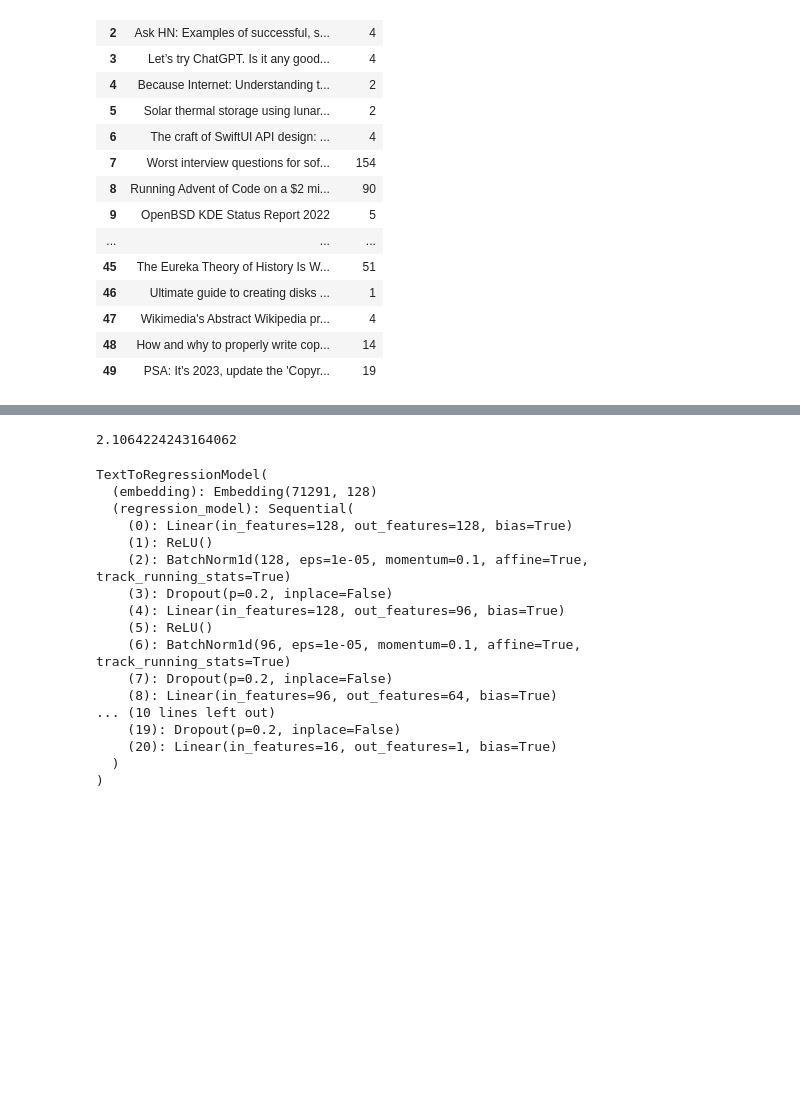
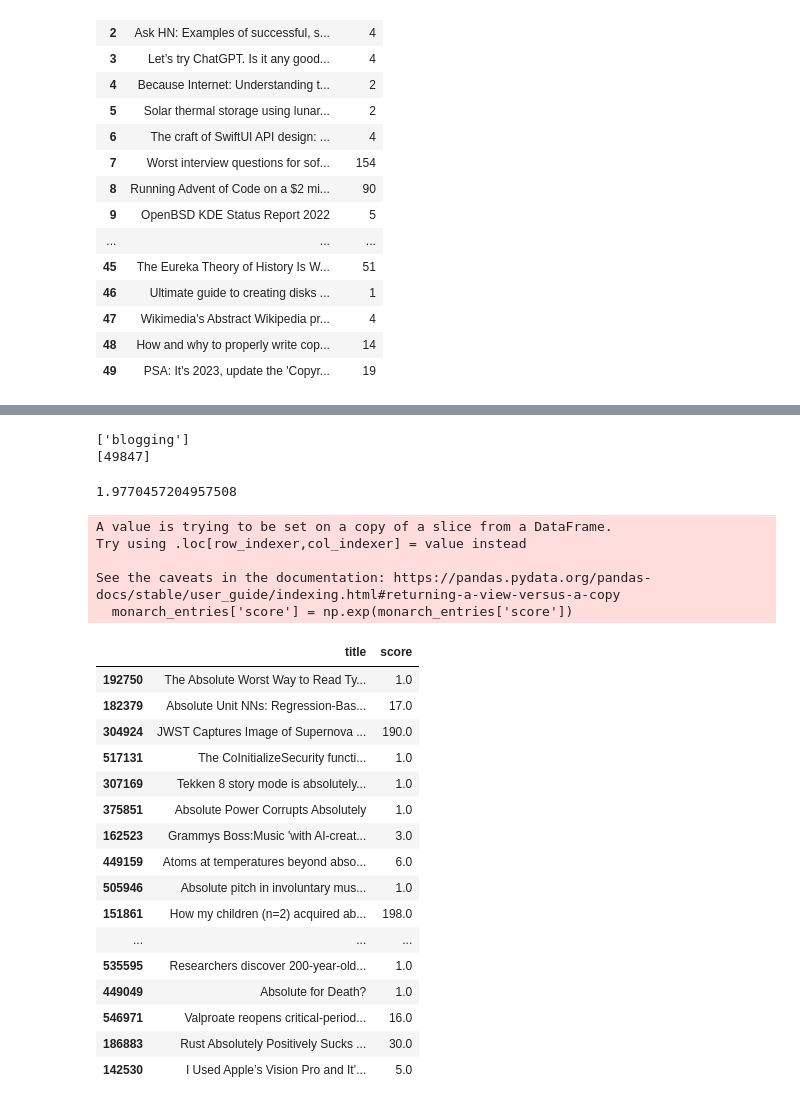
Before and after one commit to ocmoney/Dropout_Disco, a Jupyter notebook: src/collect_data.ipynb, the cells around one changed output, grey strips where cells are left out. Drawn from its saved outputs; the diff is of its cells as text; code cells hidden in the pictures; blank space fills up the shorter version.

```diff
--- a/src/collect_data.ipynb
+++ b/src/collect_data.ipynb
@@ -245,17 +225,23 @@ print(train_dataset)
 # %%
+import numpy as np
+
 # Detect the device (GPU if available, otherwise CPU)
 device = torch.device("cuda" if torch.cuda.is_available() else "cpu")
 print(f"Using device: {device}")
-
 
 # Initialize model
 model = TextToRegressionModel(
     vocab_path="../models/word2vec/text8_vocab_NWAll_MF5.json",  # Replace with your actual path
     cbow_model_path="../models/word2vec/CBOW_D128_W5_NWAll_MF5_E15_LR0.001_BS512/model_state.pth",  # Replace with your actual path
     input_dim=128,  # Match your CBOW embedding dimension
-    hidden_dims=[128, 96, 64, 32, 16],  # Example hidden layer dimensions
+    hidden_dims=[96, 64, 32, 16],  # Example hidden layer dimensions
 )
 model = model.to(device)
+
+
+# Apply log scaling to the scores in the training and testing datasets
+train_df['score'] = train_df['score'].apply(lambda x: np.log(x))  # log1p ensures log(0) is handled
+test_df['score'] = test_df['score'].apply(lambda x: np.log(x))
 
 
 # Create datasets
@@ -272,7 +258,7 @@ test_dataset = TextDataset(
 )
 
 # Create dataloaders with the custom collate function
-batch_size = 1024
+batch_size = 2048
 
 train_loader = DataLoader(
     train_dataset,
@@ -289,7 +275,7 @@ test_loader = DataLoader(
 )
 
 # Training loop
-optimizer = torch.optim.Adam(model.parameters(), lr=0.001)
+optimizer = torch.optim.Adam(model.parameters(), lr=0.005)
 criterion = nn.L1Loss()
 
 num_epochs = 1
@@ -410,45 +396,61 @@ def predict_score(model, text, device):
     Returns:
         float: Predicted score
     """
+    # Use the preprocess_text function for text preprocessing
+    tokens = preprocess_text(text)
+    #tokens = text.lower().split() # old preprocessing that just splits and lowercases
+    print(tokens)
     model.eval()
     model = model.to(device)
     with torch.no_grad():
         # Preprocess the text
-        tokens = text.lower().split()
         indices = [model.vocab.get_index(token) for token in tokens]
+        print(indices)
         token_tensor = torch.tensor(indices, dtype=torch.long).unsqueeze(0).to(device)
 
         # Get embeddings and average
         embeddings = model.embedding(token_tensor)
+
         avg_embedding = embeddings.mean(dim=1)
 
         # Get prediction
         prediction = model.regression_model(avg_embedding)
-        return prediction.item()
+        return np.exp(prediction.item()).item()
 
-predict_score(model, "test text", device)
+predict_score(model, "blogging", device)
 # %% [output]
-2.1064224243164062
+['blogging']
+[49847]
+1.9770457204957508
 # %%
-print(model)
+# find all entries in train_df that contain "monarch" in the title column
+# and print the first 10
+monarch_entries = train_df[train_df['title'].str.contains("absolute", case=False)]
+monarch_entries['score'] = np.exp(monarch_entries['score'])
+monarch_entries.head(30)
 # %% [output]
-TextToRegressionModel(
-  (embedding): Embedding(71291, 128)
-  (regression_model): Sequential(
-    (0): Linear(in_features=128, out_features=128, bias=True)
-    (1): ReLU()
-    (2): BatchNorm1d(128, eps=1e-05, momentum=0.1, affine=True, track_running_stats=True)
-    (3): Dropout(p=0.2, inplace=False)
-    (4): Linear(in_features=128, out_features=96, bias=True)
-    (5): ReLU()
-    (6): BatchNorm1d(96, eps=1e-05, momentum=0.1, affine=True, track_running_stats=True)
-    (7): Dropout(p=0.2, inplace=False)
-    (8): Linear(in_features=96, out_features=64, bias=True)
-... (10 lines left out)
-    (19): Dropout(p=0.2, inplace=False)
-    (20): Linear(in_features=16, out_features=1, bias=True)
-  )
-)
+A value is trying to be set on a copy of a slice from a DataFrame.
+Try using .loc[row_indexer,col_indexer] = value instead
+
+See the caveats in the documentation: https://pandas.pydata.org/pandas-docs/stable/user_guide/indexing.html#returning-a-view-versus-a-copy
+  monarch_entries['score'] = np.exp(monarch_entries['score'])
+|  | title | score |
+| 192750 | The Absolute Worst Way to Read Ty... | 1.0 |
+| 182379 | Absolute Unit NNs: Regression-Bas... | 17.0 |
+| 304924 | JWST Captures Image of Supernova ... | 190.0 |
+| 517131 | The Co­Initialize­Security functi... | 1.0 |
+| 307169 | Tekken 8 story mode is absolutely... | 1.0 |
+| 375851 | Absolute Power Corrupts Absolutely | 1.0 |
+| 162523 | Grammys Boss:Music 'with AI-creat... | 3.0 |
+| 449159 | Atoms at temperatures beyond abso... | 6.0 |
+| 505946 | Absolute pitch in involuntary mus... | 1.0 |
+| 151861 | How my children (n=2) acquired ab... | 198.0 |
+| ... | ... | ... |
+| 535595 | Researchers discover 200-year-old... | 1.0 |
+| 449049 | Absolute for Death? | 1.0 |
+| 546971 | Valproate reopens critical-period... | 16.0 |
+| 186883 | Rust Absolutely Positively Sucks ... | 30.0 |
+| 142530 | I Used Apple’s Vision Pro and It’... | 5.0 |
 # %%
 train_df.head(5)
 
```
Also changed, not shown: parts of 17 cells of this notebook, 15 other files.
